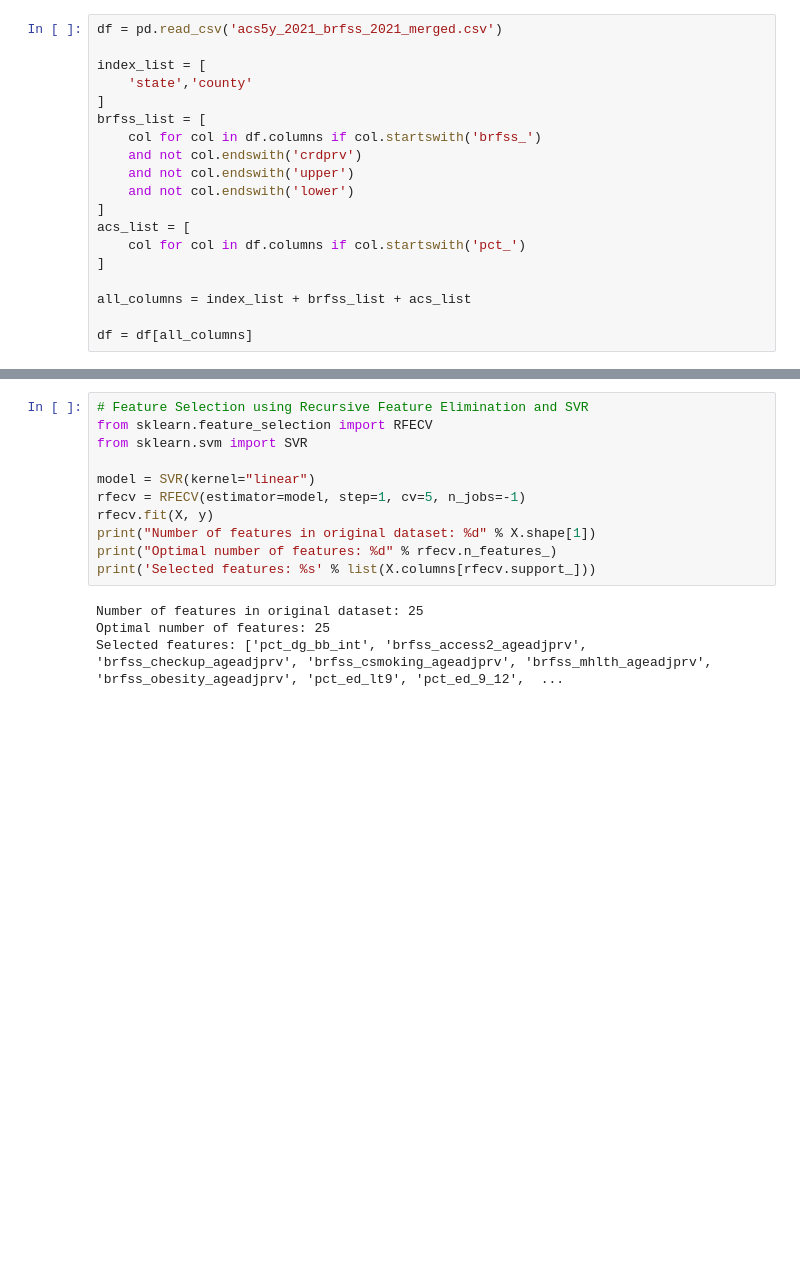
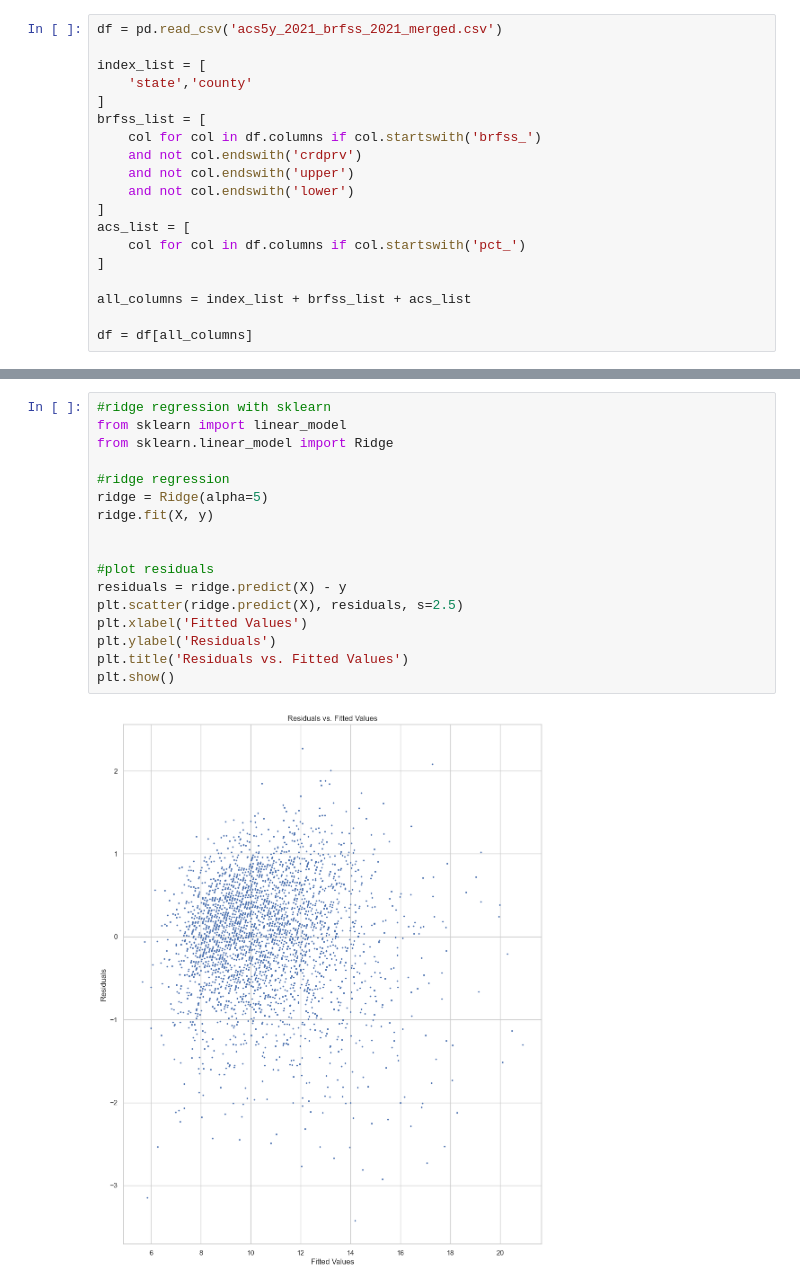
Before and after one commit to mfarme/eHealthEquity, a Jupyter notebook: Research/Analysis/RQ1 Analysis.ipynb, the cells around one changed output, grey strips where cells are left out. Cells and saved outputs as stored; diff of their text form; blank space fills up the shorter version.

```diff
--- a/Research/Analysis/RQ1 Analysis.ipynb
+++ b/Research/Analysis/RQ1 Analysis.ipynb
@@ -193,18 +250,22 @@ MAE:  1.646471065493358
-# %%
-# Feature Selection using Recursive Feature Elimination and SVR
-from sklearn.feature_selection import RFECV
-from sklearn.svm import SVR
-
-model = SVR(kernel="linear")
-rfecv = RFECV(estimator=model, step=1, cv=5, n_jobs=-1)
-rfecv.fit(X, y)
-print("Number of features in original dataset: %d" % X.shape[1])
-print("Optimal number of features: %d" % rfecv.n_features_)
-print('Selected features: %s' % list(X.columns[rfecv.support_]))
-# %% [output]
-Number of features in original dataset: 25
-Optimal number of features: 25
-Selected features: ['pct_dg_bb_int', 'brfss_access2_ageadjprv', 'brfss_checkup_ageadjprv', 'brfss_csmoking_ageadjprv', 'brfss_mhlth_ageadjprv', 'brfss_obesity_ageadjprv', 'pct_ed_lt9', 'pct_ed_9_12',  ...
+# %%
+#ridge regression with sklearn
+from sklearn import linear_model
+from sklearn.linear_model import Ridge
+
+#ridge regression
+ridge = Ridge(alpha=5)
+ridge.fit(X, y)
+
+
+#plot residuals
+residuals = ridge.predict(X) - y
+plt.scatter(ridge.predict(X), residuals, s=2.5)
+plt.xlabel('Fitted Values')
+plt.ylabel('Residuals')
+plt.title('Residuals vs. Fitted Values')
+plt.show()
+# %% [output]
+[figure, added]
 # %%
 # sklearn linear regression
 from sklearn import linear_model
```
Also changed, not shown: parts of 17 cells of this notebook.
